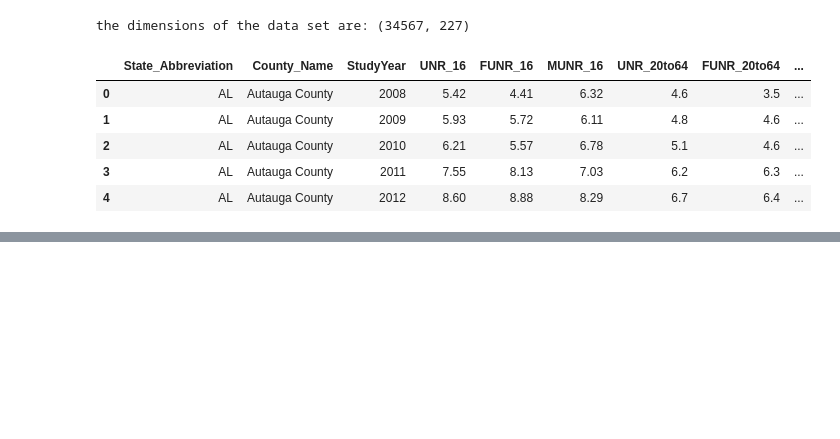
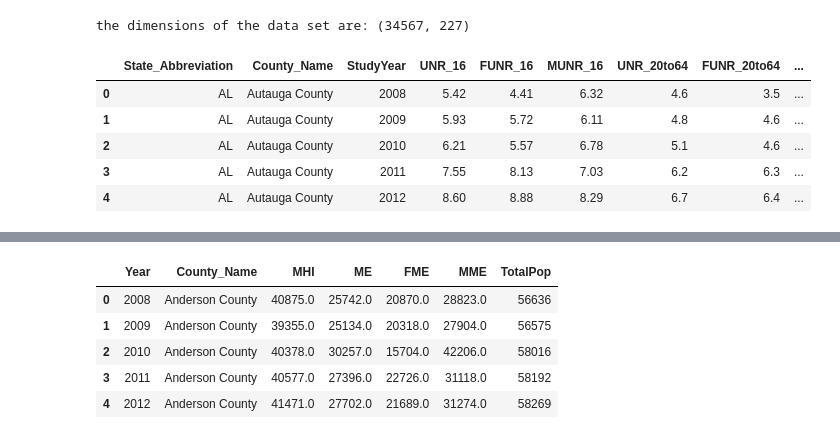
Before and after one commit to MWPerrineJr/data_vis_final, a Jupyter notebook: term.ipynb, the cells around one changed output, grey strips where cells are left out. Cells and saved outputs as stored; diff of their text form; code cells hidden in the pictures; blank space fills up the shorter version.

```diff
--- a/term.ipynb
+++ b/term.ipynb
@@ -85,3 +108,16 @@ txchildCare.head()
 | 2010 | TX | Anderson County | 7.01 | 6.75 | 7.21 | 6.2 | 5.3 | 6.9 | ... |
 | 2011 | TX | Anderson County | 7.40 | 7.47 | 7.35 | 6.4 | 5.3 | 7.3 | ... |
 | 2012 | TX | Anderson County | 6.97 | 8.09 | 6.14 | 5.8 | 5.6 | 5.9 | ... |
+# %%
+txchildCare.reset_index(inplace=True)
+# %%
+txInc = txchildCare[['Year', 'County_Name', 'MHI', 'ME', 'FME', 'MME', 'TotalPop']]
+# %%
+txInc.head()
+# %% [output]
+|  | Year | County_Name | MHI | ME | FME | MME | TotalPop |
+| 0 | 2008 | Anderson County | 40875.0 | 25742.0 | 20870.0 | 28823.0 | 56636 |
+| 1 | 2009 | Anderson County | 39355.0 | 25134.0 | 20318.0 | 27904.0 | 56575 |
+| 2 | 2010 | Anderson County | 40378.0 | 30257.0 | 15704.0 | 42206.0 | 58016 |
+| 3 | 2011 | Anderson County | 40577.0 | 27396.0 | 22726.0 | 31118.0 | 58192 |
+| 4 | 2012 | Anderson County | 41471.0 | 27702.0 | 21689.0 | 31274.0 | 58269 |
```
Also changed, not shown: parts of 4 cells of this notebook.
